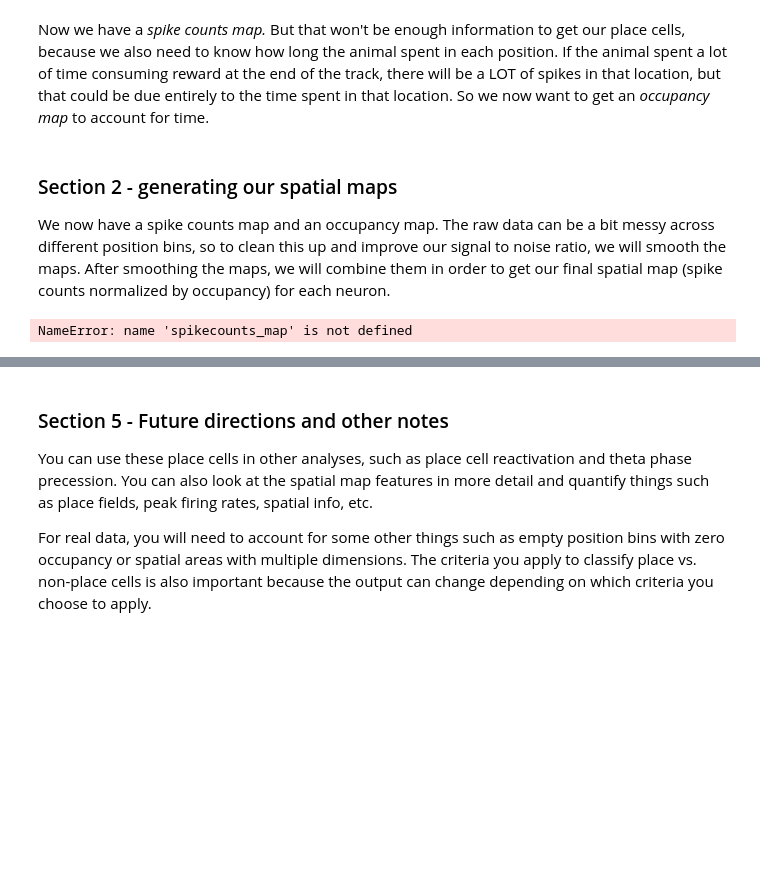
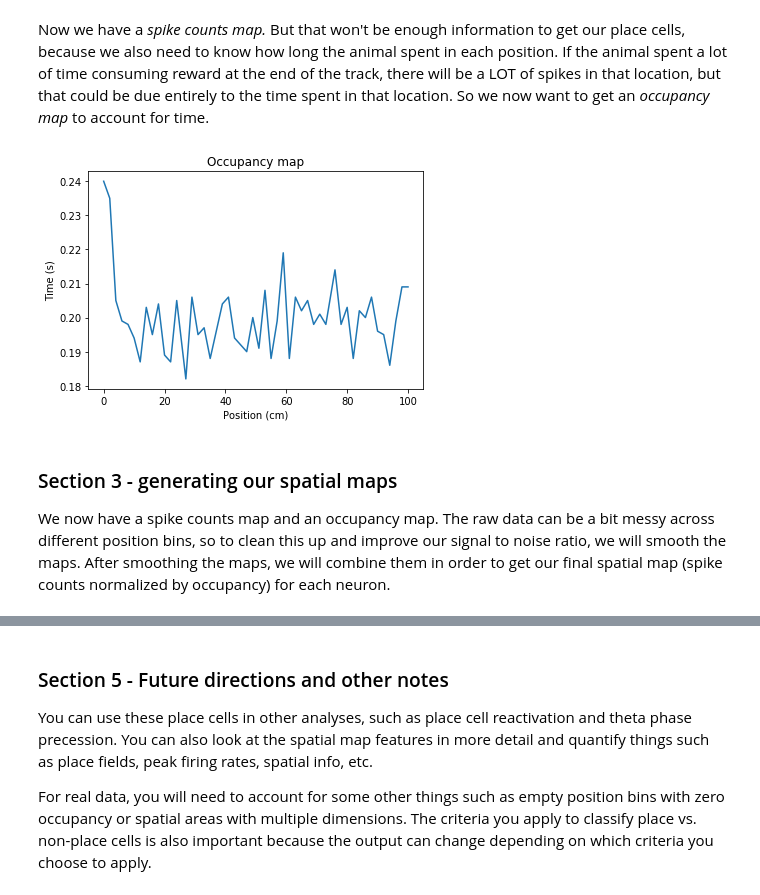
Before and after one commit to stephprince/place-cell-tutorial, a Jupyter notebook: place_cell_tutorial.ipynb, the cells around one changed output, grey strips where cells are left out. Saved outputs shown, nothing was run; the diff lists cells and outputs as text; code cells hidden in the pictures; blank space fills up the shorter version.

```diff
--- a/place_cell_tutorial.ipynb
+++ b/place_cell_tutorial.ipynb
@@ -98,9 +180,16 @@ Now we have a *spike counts map.* But that won't be enough information to get ou
+# %%
+#insert code here to get occupancy map
+time_spent = df.behavior.time.diff()
+keep = ~np.isnan(time_spent)
+occupancy_map = np.bincount(accum_map[keep].astype(int),time_spent[keep])
+
+#plot the occupancy map
+plt.plot(pos_vect,occupancy_map)
+plt.xlabel('Position (cm)')
+plt.ylabel('Time (s)')
+plt.title('Occupancy map');
+# %% [output]
+[figure, added]
 # %% [markdown]
-### Section 2 - generating our spatial maps
+### Section 3 - generating our spatial maps
 We now have a spike counts map and an occupancy map. The raw data can be a bit messy across different position bins, so to clean this up and improve our signal to noise ratio, we will smooth the maps. After smoothing the maps, we will combine them in order to get our final spatial map (spike counts normalized by occupancy) for each neuron.
-# %%
-bin_range = 2
-spikecounts_map_smooth = smooth_with_gaussian(spikecounts_map, bin_range) #convolve with gaussian window
-occupancy_map_smooth = smooth_with_gaussian(occupancy_map, bin_range)
-# %% [output]
-NameError: name 'spikecounts_map' is not defined
```
Also changed, not shown: parts of 22 cells of this notebook, 2 other files.
